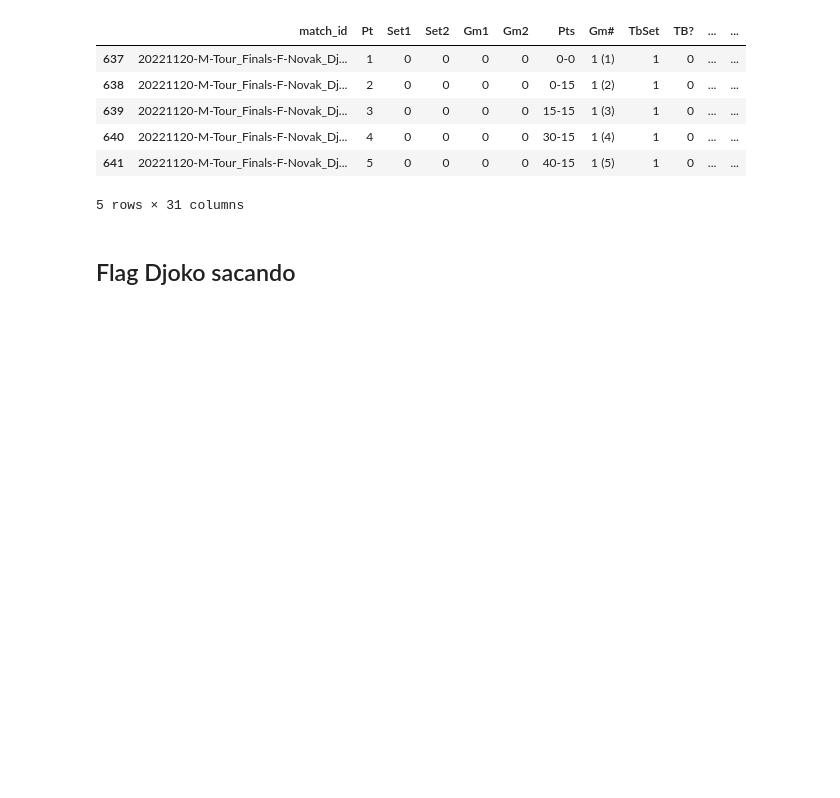
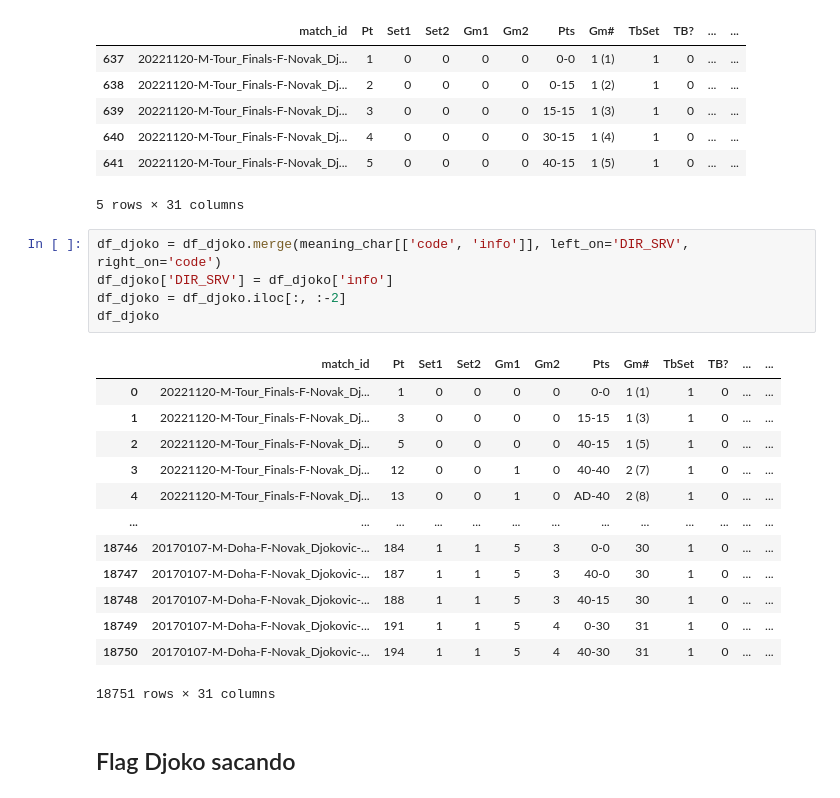
Before and after one commit to eduardoscovino/tennis-analytics, a Jupyter notebook: serve-direction | flag-server | return-type.ipynb, the cells around one changed output. Drawn from its saved outputs; the diff is of its cells as text; blank space fills up the shorter version.

```diff
--- a/serve-direction | flag-server | return-type.ipynb
+++ b/serve-direction | flag-server | return-type.ipynb
@@ -67,6 +67,25 @@ See the caveats in the documentation: https://pandas.pydata.org/pandas-docs/stab
 | 640 | 20221120-M-Tour_Finals-F-Novak_Dj... | 4 | 0 | 0 | 0 | 0 | 30-15 | 1 (4) | 1 | 0 | ... | ... |
 | 641 | 20221120-M-Tour_Finals-F-Novak_Dj... | 5 | 0 | 0 | 0 | 0 | 40-15 | 1 (5) | 1 | 0 | ... | ... |
 5 rows × 31 columns
+# %%
+df_djoko = df_djoko.merge(meaning_char[['code', 'info']], left_on='DIR_SRV', right_on='code')
+df_djoko['DIR_SRV'] = df_djoko['info']
+df_djoko = df_djoko.iloc[:, :-2]
+df_djoko
+# %% [output]
+|  | match_id | Pt | Set1 | Set2 | Gm1 | Gm2 | Pts | Gm# | TbSet | TB? | ... | ... |
+| 0 | 20221120-M-Tour_Finals-F-Novak_Dj... | 1 | 0 | 0 | 0 | 0 | 0-0 | 1 (1) | 1 | 0 | ... | ... |
+| 1 | 20221120-M-Tour_Finals-F-Novak_Dj... | 3 | 0 | 0 | 0 | 0 | 15-15 | 1 (3) | 1 | 0 | ... | ... |
+| 2 | 20221120-M-Tour_Finals-F-Novak_Dj... | 5 | 0 | 0 | 0 | 0 | 40-15 | 1 (5) | 1 | 0 | ... | ... |
+| 3 | 20221120-M-Tour_Finals-F-Novak_Dj... | 12 | 0 | 0 | 1 | 0 | 40-40 | 2 (7) | 1 | 0 | ... | ... |
+| 4 | 20221120-M-Tour_Finals-F-Novak_Dj... | 13 | 0 | 0 | 1 | 0 | AD-40 | 2 (8) | 1 | 0 | ... | ... |
+| ... | ... | ... | ... | ... | ... | ... | ... | ... | ... | ... | ... | ... |
+| 18746 | 20170107-M-Doha-F-Novak_Djokovic-... | 184 | 1 | 1 | 5 | 3 | 0-0 | 30 | 1 | 0 | ... | ... |
+| 18747 | 20170107-M-Doha-F-Novak_Djokovic-... | 187 | 1 | 1 | 5 | 3 | 40-0 | 30 | 1 | 0 | ... | ... |
+| 18748 | 20170107-M-Doha-F-Novak_Djokovic-... | 188 | 1 | 1 | 5 | 3 | 40-15 | 30 | 1 | 0 | ... | ... |
+| 18749 | 20170107-M-Doha-F-Novak_Djokovic-... | 191 | 1 | 1 | 5 | 4 | 0-30 | 31 | 1 | 0 | ... | ... |
+| 18750 | 20170107-M-Doha-F-Novak_Djokovic-... | 194 | 1 | 1 | 5 | 4 | 40-30 | 31 | 1 | 0 | ... | ... |
+18751 rows × 31 columns
 # %% [markdown]
 ## Flag Djoko sacando
 # %%
```
Also changed, not shown: 1 other file.
